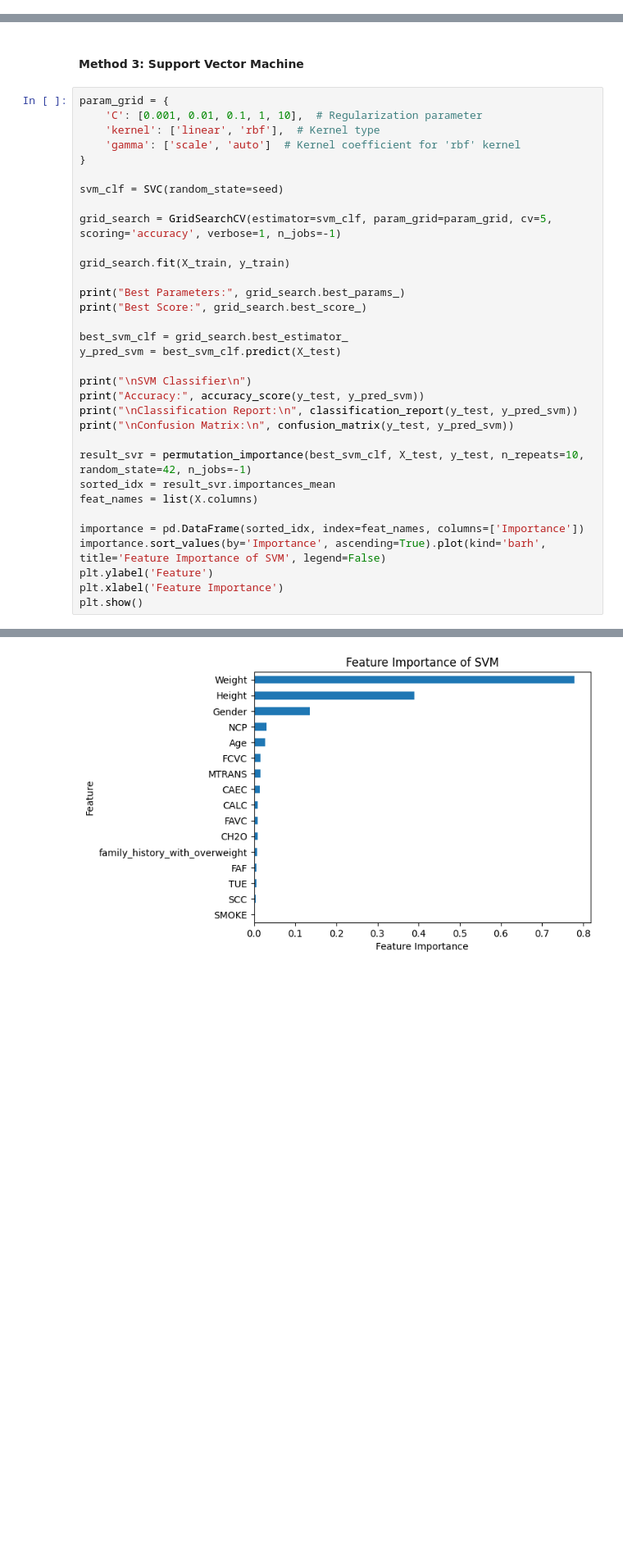
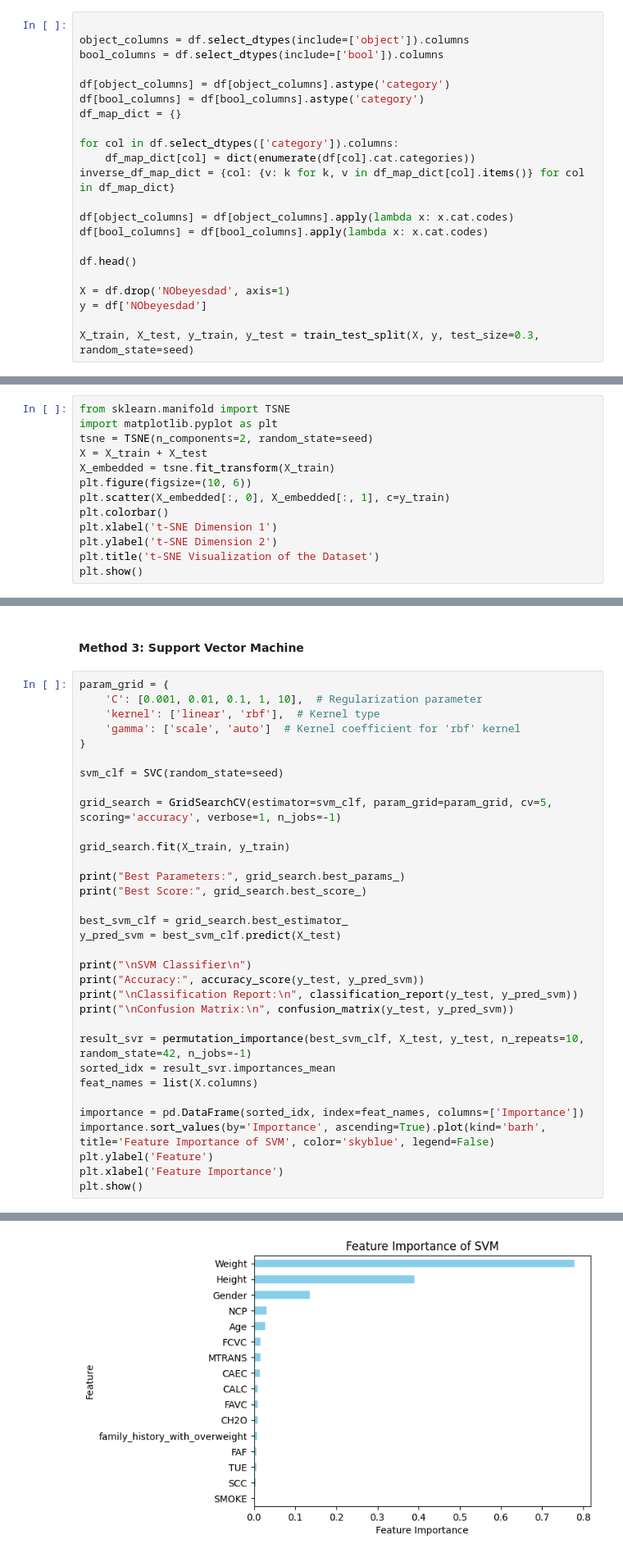
Before and after one commit to epitta/Statistical_A3, a Jupyter notebook: Assignment3.ipynb, the cells around one changed output, grey strips where cells are left out. Shown: that part at 82% size. Cells and saved outputs as stored; diff of their text form; blank space fills up the shorter version.

```diff
--- a/Assignment3.ipynb
+++ b/Assignment3.ipynb
@@ -111,3 +86,25 @@ Name: NObeyesdad, Length: 2111, dtype: object
+# %%
+
+object_columns = df.select_dtypes(include=['object']).columns
+bool_columns = df.select_dtypes(include=['bool']).columns
+
+df[object_columns] = df[object_columns].astype('category')
+df[bool_columns] = df[bool_columns].astype('category')
+df_map_dict = {}
+
+for col in df.select_dtypes(['category']).columns:
+    df_map_dict[col] = dict(enumerate(df[col].cat.categories))
+inverse_df_map_dict = {col: {v: k for k, v in df_map_dict[col].items()} for col in df_map_dict}
+
+df[object_columns] = df[object_columns].apply(lambda x: x.cat.codes)
+df[bool_columns] = df[bool_columns].apply(lambda x: x.cat.codes)
+
+df.head()
+
+X = df.drop('NObeyesdad', axis=1)
+y = df['NObeyesdad']
+
+X_train, X_test, y_train, y_test = train_test_split(X, y, test_size=0.3, random_state=seed)
 # %%
 class_proportion = df['NObeyesdad'].value_counts(normalize=True) * 100
 
@@ -129,0 +125,13 @@ Name: NObeyesdad, dtype: float64
+# %%
+from sklearn.manifold import TSNE
+import matplotlib.pyplot as plt
+tsne = TSNE(n_components=2, random_state=seed)
+X = X_train + X_test
+X_embedded = tsne.fit_transform(X_train)
+plt.figure(figsize=(10, 6))
+plt.scatter(X_embedded[:, 0], X_embedded[:, 1], c=y_train)
+plt.colorbar()
+plt.xlabel('t-SNE Dimension 1')
+plt.ylabel('t-SNE Dimension 2')
+plt.title('t-SNE Visualization of the Dataset')
+plt.show()
@@ -290,7 +306,7 @@ sorted_idx = result_svr.importances_mean
 feat_names = list(X.columns)
 
 importance = pd.DataFrame(sorted_idx, index=feat_names, columns=['Importance'])
-importance.sort_values(by='Importance', ascending=True).plot(kind='barh', title='Feature Importance of SVM', legend=False)
+importance.sort_values(by='Importance', ascending=True).plot(kind='barh', title='Feature Importance of SVM', color='skyblue', legend=False)
 plt.ylabel('Feature')
 plt.xlabel('Feature Importance')
 plt.show()
@@ -310,6 +326,6 @@ Insufficient_Weight       0.97      1.00      0.98        86
 ... (16 lines left out)
  [ 0  0  0 88  0  0  0]
  [ 0  0  0  1 97  0  0]
  [ 0  0  0  0  0 85  3]
  [ 0  0  1  0  0  2 76]]
-[figure, old version]
+[figure, new version]
```
Also changed, not shown: parts of 20 cells of this notebook, 3 other files.
